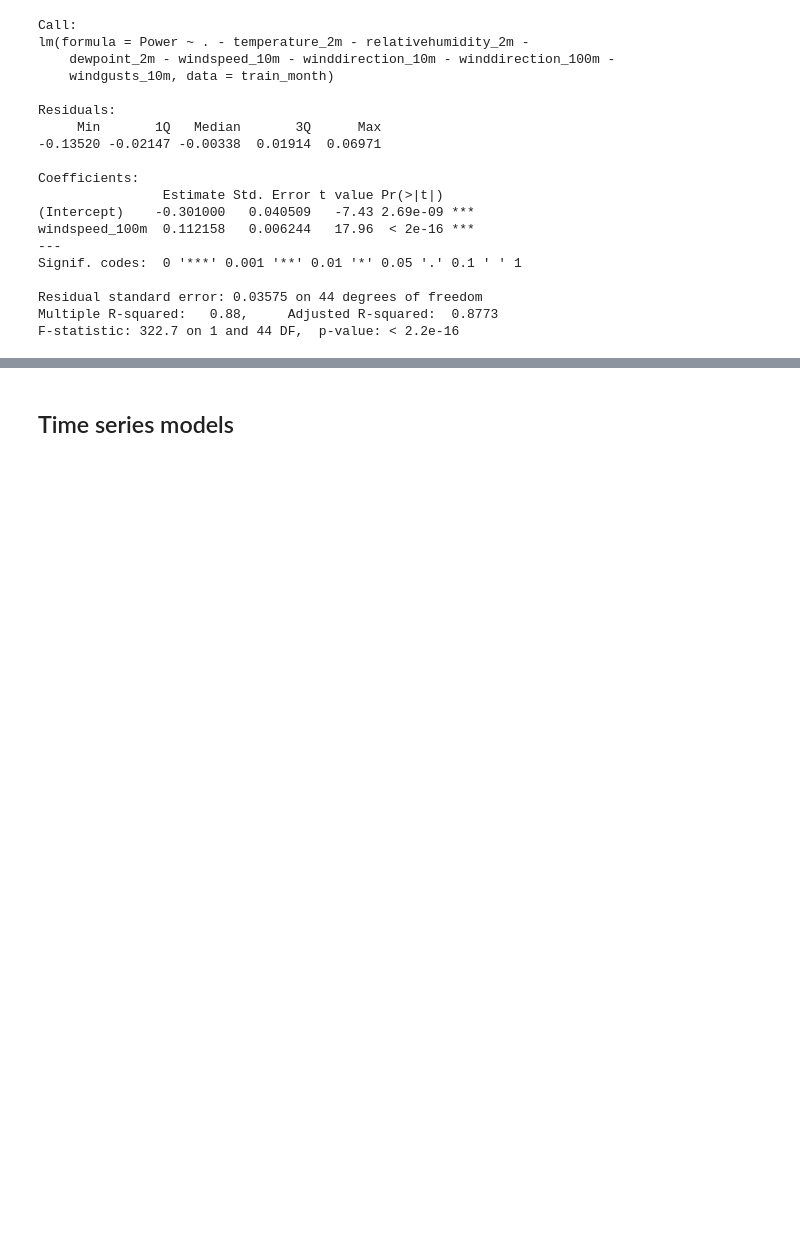
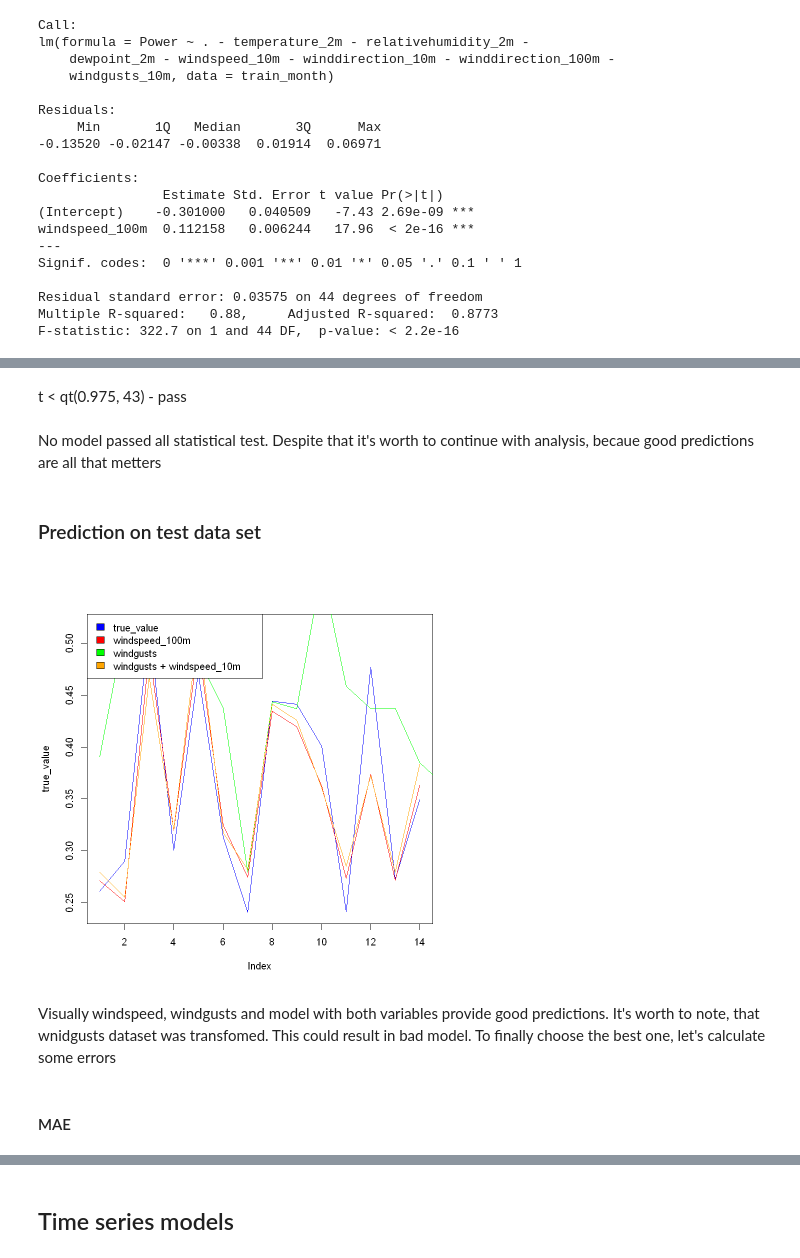
Before and after one commit to Nemczek/wind_power_prediction, a Jupyter notebook: wind_power_prediction.ipynb, the cells around one changed output, grey strips where cells are left out. Drawn from its saved outputs; the diff is of its cells as text; code cells hidden in the pictures; blank space fills up the shorter version.

Commit message:
Added predictions and performance analysis

```diff
--- a/wind_power_prediction.ipynb
+++ b/wind_power_prediction.ipynb
@@ -315,0 +377,3 @@ Add table to copare all models
+# %%
+model.co.1 <- cochrane.orcutt(model.month.1)
+dwtest(model.co.1, alternative = "two.sided") # Fixed
@@ -315,0 +467,25 @@ Add table to copare all models
+# %% [markdown]
+t < qt(0.975, 43) - pass
+# %% [markdown]
+No model passed all statistical test. Despite that it's worth to continue with analysis, becaue good predictions are all that metters
+# %% [markdown]
+### Prediction on test data set
+# %%
+pred.model.co.1 <- predict(model.co.1, newdata=test_month)
+pred.model.month.2 <- predict(model.month.2, newdata=test_month)
+pred.model.dbl <- predict(model.dbl, newdata=test_month)
+
+true_value <- test_month$Power
+
+plot(true_value, type="l", col="blue")
+lines(pred.model.month.2, col="red")
+lines(pred.model.co.1, col="green")
+lines(pred.model.dbl, col="orange")
+legend(x="topleft", legend=c("true_value", "windspeed_100m", "windgusts", "windgusts + windspeed_10m"),
+       fill=c("blue", "red", "green", "orange"))
+# %% [output]
+[figure, added]
+# %% [markdown]
+Visually windspeed, windgusts and model with both variables provide good predictions. It's worth to note, that wnidgusts dataset was transfomed. This could result in bad model. To finally choose the best one, let's calculate some errors
+# %% [markdown]
+#### MAE
```
Also changed, not shown: parts of 41 cells of this notebook.
